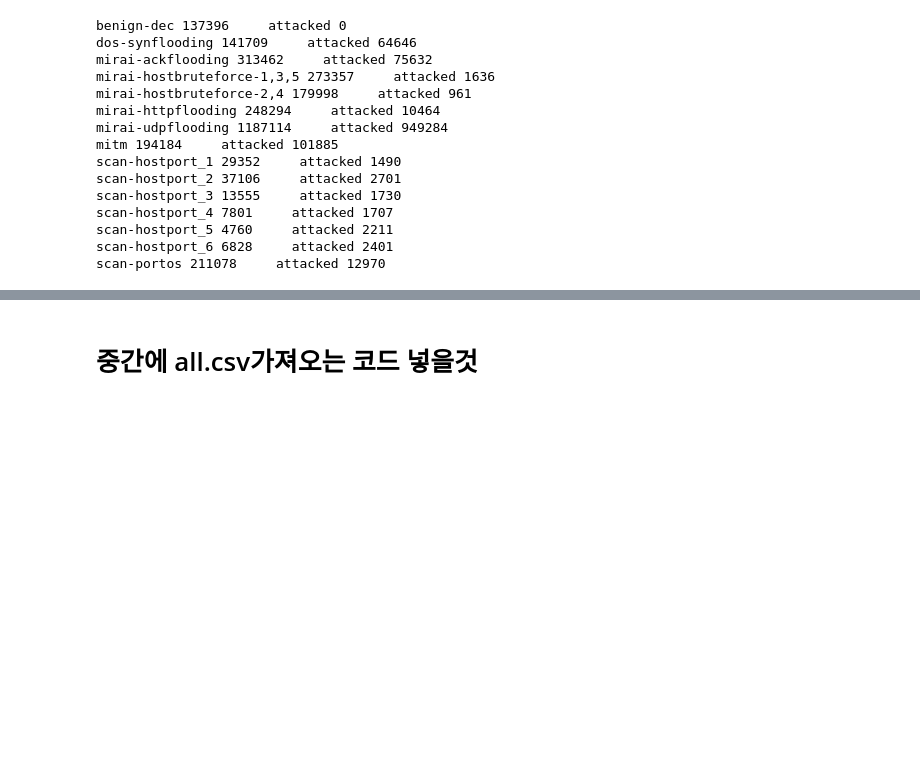
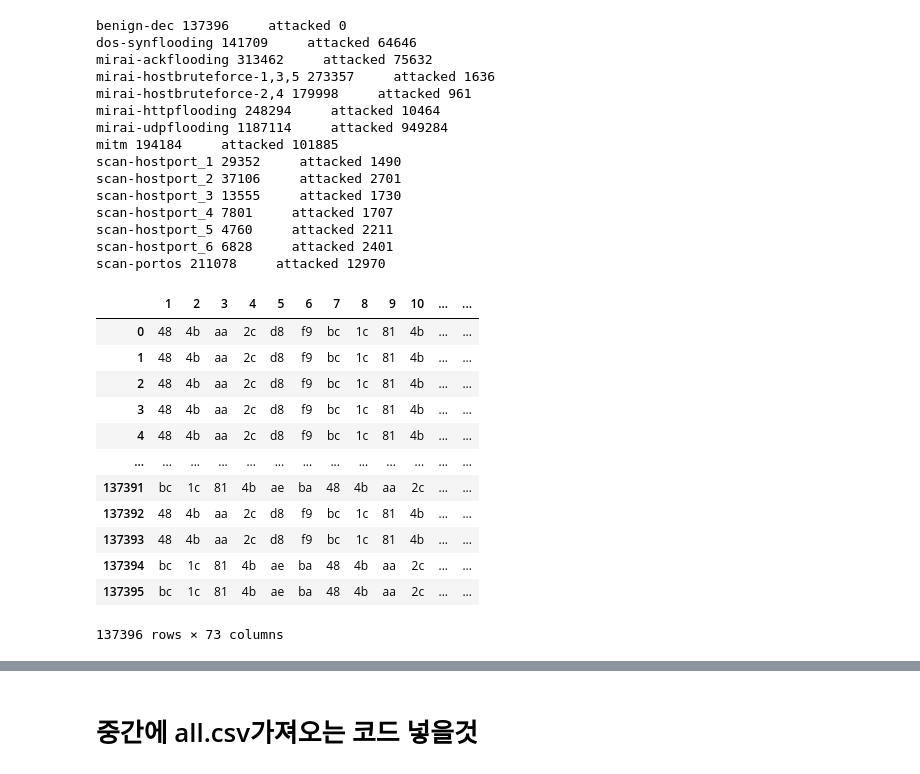
Before and after one commit to hykhhijk/Packet-classifier, a Jupyter notebook: Packet_classifier.ipynb, the cells around one changed output, grey strips where cells are left out. Cells and saved outputs as stored; diff of their text form; code cells hidden in the pictures; blank space fills up the shorter version.

```diff
--- a/Untitled.ipynb
+++ b/Packet_classifier.ipynb
@@ -124,7 +125,7 @@ csv_list
  'scan-portos.csv']
 # %%
 X_dict = {}
-for i, packets in enumerate(names_list):
+for i, packets in enumerate(hex_list):
     X_dict[dict_names[i]] = pd.read_csv(os.path.join(path, packets),index_col=0, dtype=str)
     X_dict[dict_names[i]] = X_dict[dict_names[i]].join(pd.read_csv(os.path.join(path,csv_list[i])),how="outer")
 # %%
@@ -173,3 +174,19 @@ for i in dict_names:
     label[y_dict[i]-1] = 1
     ###위에 -1 붙여야됨
     label_dict[i] = label
+# %%
+X_dict['benign-dec']
+# %% [output]
+|  | 1 | 2 | 3 | 4 | 5 | 6 | 7 | 8 | 9 | 10 | ... | ... |
+| 0 | 48 | 4b | aa | 2c | d8 | f9 | bc | 1c | 81 | 4b | ... | ... |
+| 1 | 48 | 4b | aa | 2c | d8 | f9 | bc | 1c | 81 | 4b | ... | ... |
+| 2 | 48 | 4b | aa | 2c | d8 | f9 | bc | 1c | 81 | 4b | ... | ... |
+| 3 | 48 | 4b | aa | 2c | d8 | f9 | bc | 1c | 81 | 4b | ... | ... |
+| 4 | 48 | 4b | aa | 2c | d8 | f9 | bc | 1c | 81 | 4b | ... | ... |
+| ... | ... | ... | ... | ... | ... | ... | ... | ... | ... | ... | ... | ... |
+| 137391 | bc | 1c | 81 | 4b | ae | ba | 48 | 4b | aa | 2c | ... | ... |
+| 137392 | 48 | 4b | aa | 2c | d8 | f9 | bc | 1c | 81 | 4b | ... | ... |
+| 137393 | 48 | 4b | aa | 2c | d8 | f9 | bc | 1c | 81 | 4b | ... | ... |
+| 137394 | bc | 1c | 81 | 4b | ae | ba | 48 | 4b | aa | 2c | ... | ... |
+| 137395 | bc | 1c | 81 | 4b | ae | ba | 48 | 4b | aa | 2c | ... | ... |
+137396 rows × 73 columns
```
Also changed, not shown: parts of 35 cells of this notebook, 1 other file.
